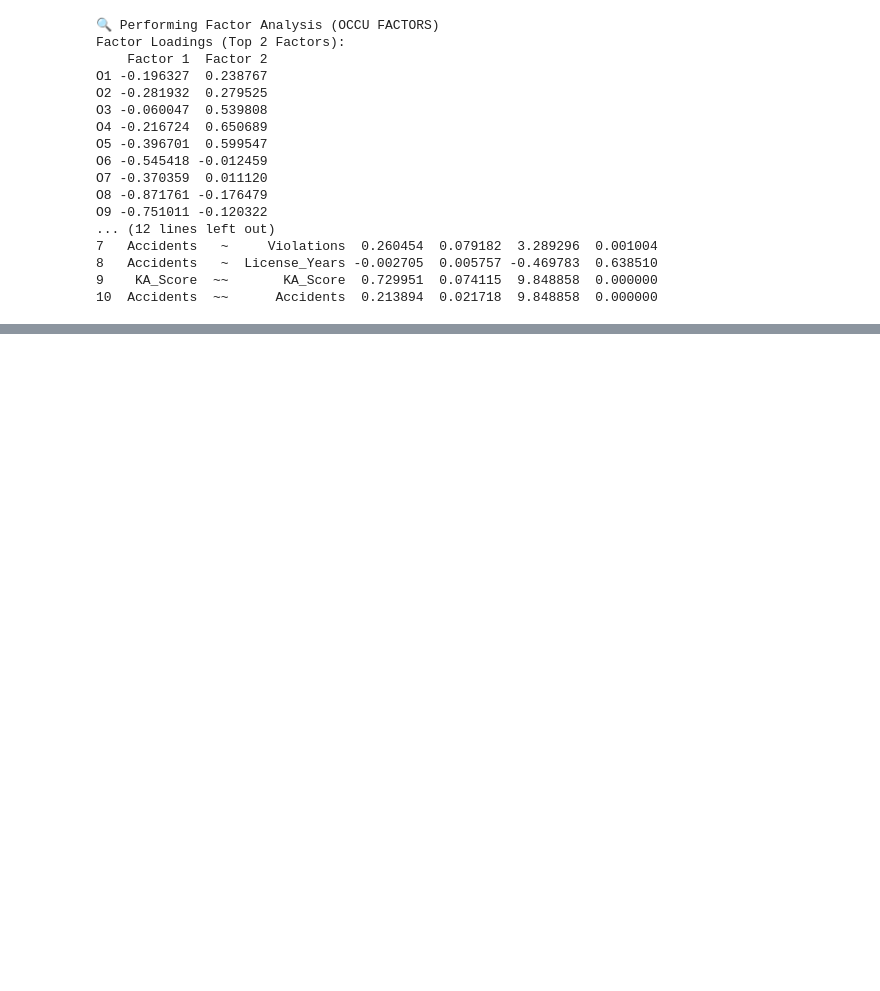
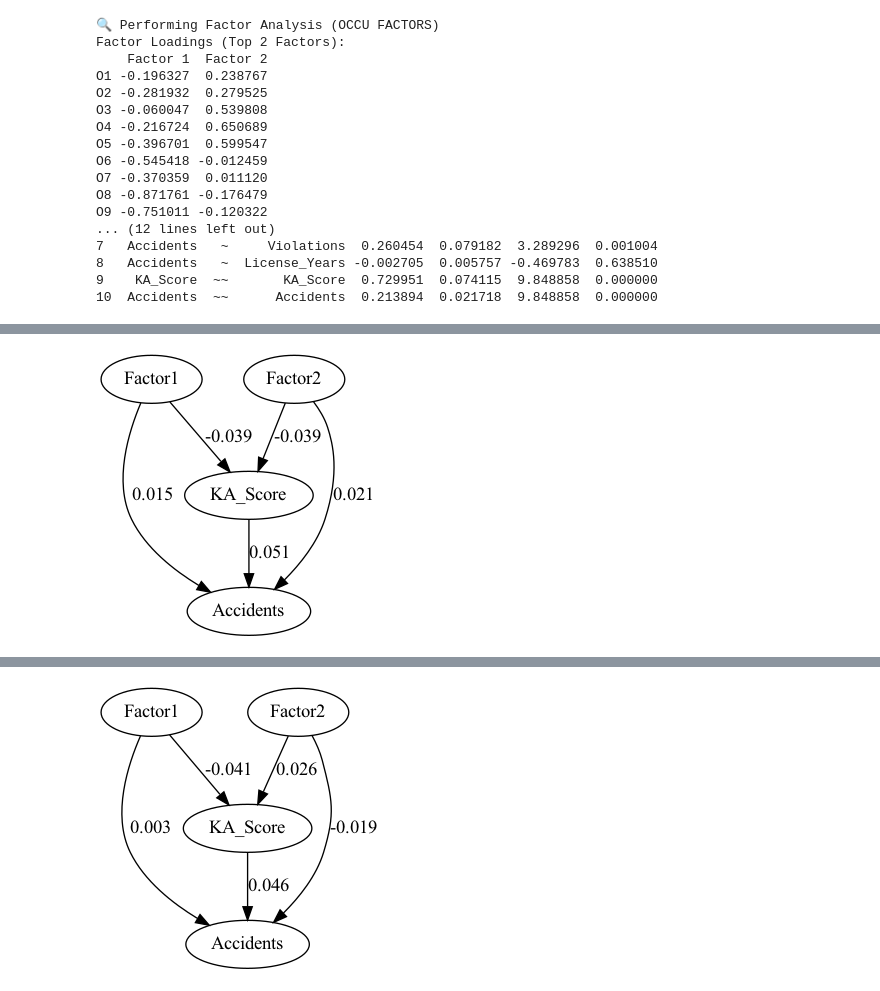
Before and after one commit to Baboyeatami/Stats_repo, a Jupyter notebook: SEM Stats.ipynb, the cells around one changed output, grey strips where cells are left out. Cells and saved outputs as stored; diff of their text form; code cells hidden in the pictures; blank space fills up the shorter version.

```diff
--- a/SEM Stats.ipynb
+++ b/SEM Stats.ipynb
@@ -666,0 +667,76 @@ O8 -0.748057 -0.172634
+# %%
+from sklearn.decomposition import FactorAnalysis
+from sklearn.preprocessing import StandardScaler, LabelEncoder
+from graphviz import Digraph
+from semopy import Model
+import pandas as pd
+from IPython.display import Image, display
+
+# --- FACTOR ANALYSIS AND SEM for OCCU and NON-OCCU FACTORS to Risk-Taking Behavior ---
+
+def perform_factor_analysis(data, label):
+    print(f"\n🔍 Performing Factor Analysis ({label.upper()} FACTORS)")
+    clean_data = data.dropna()
+    scaler = StandardScaler()
+    scaled_data = scaler.fit_transform(clean_data)
+    fa = FactorAnalysis(n_components=2, random_state=0)
+    fa.fit(scaled_data)
+    loadings = pd.DataFrame(fa.components_.T,
+                            index=data.columns,
+                            columns=['Factor 1', 'Factor 2'])
+    print("Factor Loadings (Top 2 Factors):")
+    print(loadings)
+    return loadings
+
+def perform_sem_analysis(data, label):
+    print(f"\n📐 Performing SEM Analysis ({label.upper()} Factors to Risk-Taking Behavior)")
+    df_sem = data.copy()
+    for col in df_sem.columns:
+        if df_sem[col].dtype == 'object':
+            df_sem[col] = LabelEncoder().fit_transform(df_sem[col].astype(str))
+    # SEM model to Risk-Taking (KA_Score) and Accidents
+    model_desc = """
+    KA_Score ~ Factor1 + Factor2
+    Accidents ~ KA_Score + Factor1 + Factor2
+    """
+    sem_model = Model(model_desc)
+    sem_model.load_dataset(df_sem)
+    sem_model.fit()
+    estimates = sem_model.inspect()
+    print("\nSEM Estimates:")
+    print(estimates[['lval', 'op', 'rval', 'Estimate', 'Std. Err', 'z-value', 'p-value']])
+    return sem_model, estimates
+
+def plot_sem_path(estimates, filename='sem_path_diagram'):
+    edges = estimates[estimates['op'] == '~']
+    dot = Digraph(format='png')
+    dot.attr('node', shape='ellipse')
+    variables = set(edges['lval']).union(set(edges['rval']))
+    for var in variables:
+        dot.node(var)
+    for _, row in edges.iterrows():
+        source = row['rval']
+        target = row['lval']
+        estimate = round(row['Estimate'], 3)
+        dot.edge(source, target, label=str(estimate))
+    dot.render(filename, view=False)
+    display(Image(filename=f'{filename}.png'))
+
+# Assuming `occu_factors`, `occu_data`, `nonoccu_factors`, `nonoccu_data` are defined
+
+# 1. OCCU FACTORS
+occu_loadings = perform_factor_analysis(occu_factors, 'OCCU')
+occu_sem_data = occu_data.copy()
+occu_sem_data['Factor1'] = occu_factors.dot(occu_loadings['Factor 1'])
+occu_sem_data['Factor2'] = occu_factors.dot(occu_loadings['Factor 2'])
+sem_model_occu, estimates_occu = perform_sem_analysis(occu_sem_data, 'OCCU')
+plot_sem_path(estimates_occu, 'sem_path_occu')
+
+# 2. NON-OCCU FACTORS
+nonoccu_loadings = perform_factor_analysis(nonoccu_factors, 'NON-OCCU')
+nonoccu_sem_data = nonoccu_data.copy()
+nonoccu_sem_data['Factor1'] = nonoccu_factors.dot(nonoccu_loadings['Factor 1'])
+nonoccu_sem_data['Factor2'] = nonoccu_factors.dot(nonoccu_loadings['Factor 2'])
+sem_model_nonoccu, estimates_nonoccu = perform_sem_analysis(nonoccu_sem_data, 'NON-OCCU')
+plot_sem_path(estimates_nonoccu, 'sem_path_nonoccu')
+# %% [output]
@@ -666,0 +760 @@ O8 -0.748057 -0.172634
+[figure, added]
@@ -666,0 +778 @@ O8 -0.748057 -0.172634
+[figure, added]
```
Also changed, not shown: parts of 3 cells of this notebook.
